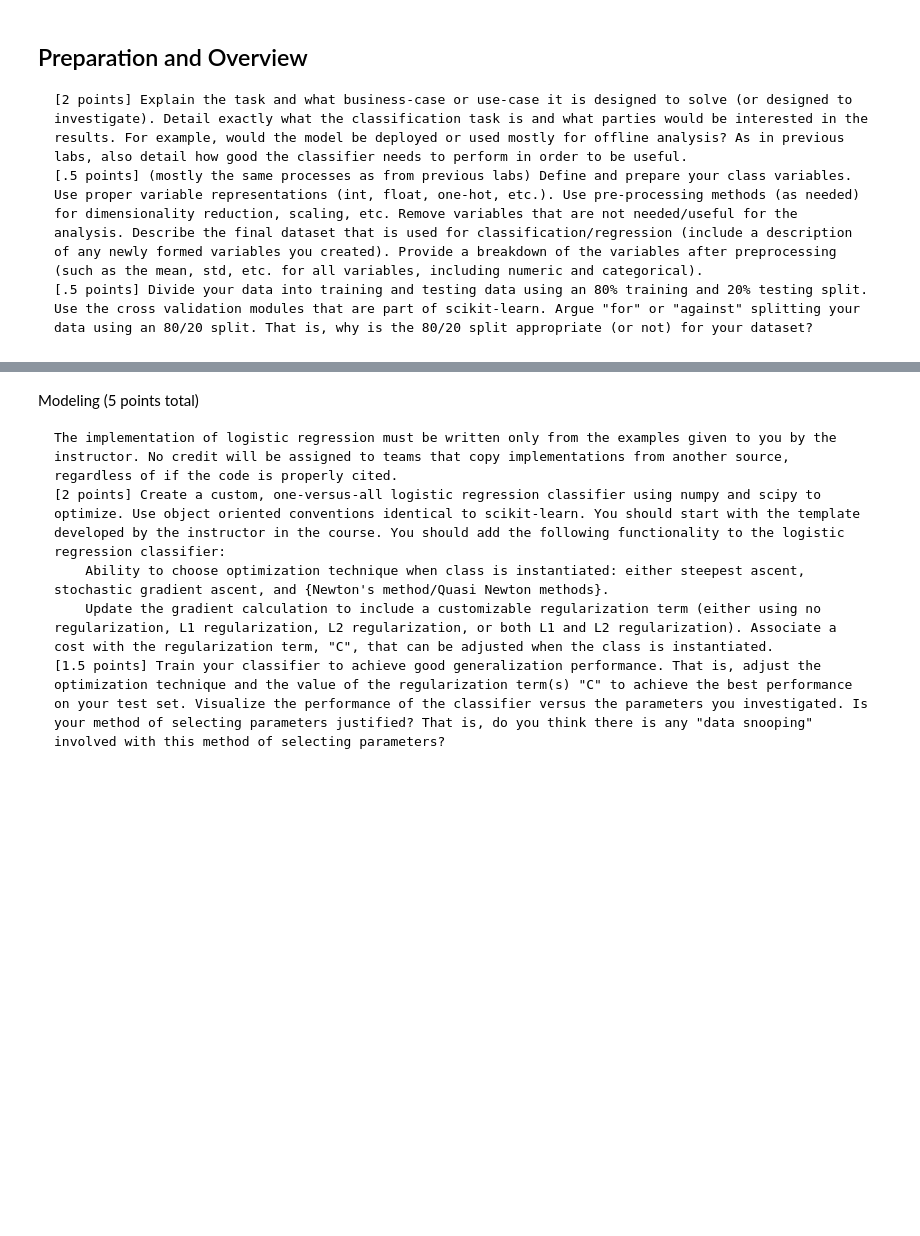
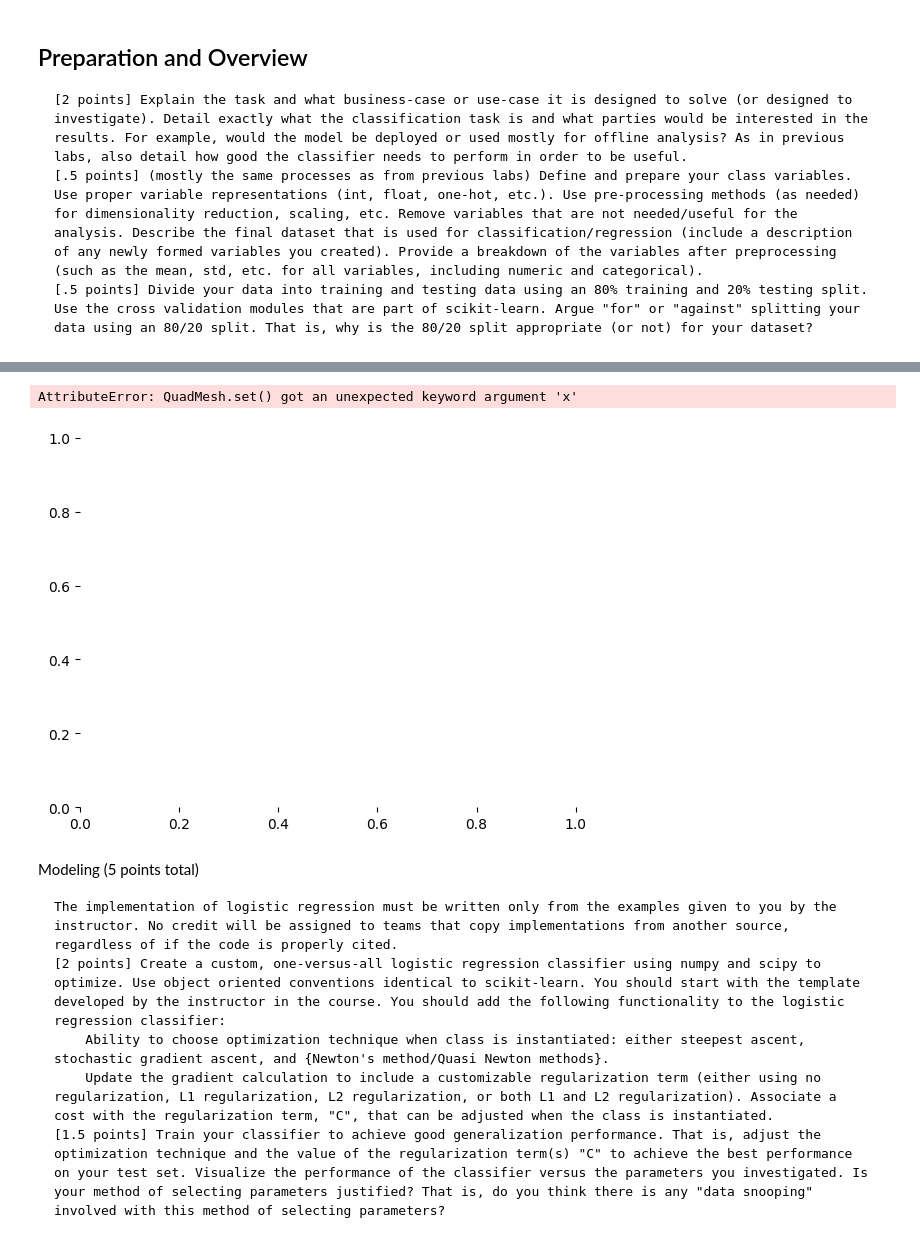
Before and after one commit to RebeccaEKuhlman/Logistic-Regression-Abalone, a Jupyter notebook: LogRegress_Lab3_notebook.ipynb, the cells around one changed output, grey strips where cells are left out. Cells and saved outputs as stored; diff of their text form; code cells hidden in the pictures; blank space fills up the shorter version.

```diff
--- a/LogRegress_Lab3_notebook.ipynb
+++ b/LogRegress_Lab3_notebook.ipynb
@@ -60,3 +98,8 @@ df.describe
+# %%
+sns.heatmap(x = "Husband's occupation", y = "Contraceptive method used", data = df)
+# %% [output]
+AttributeError: QuadMesh.set() got an unexpected keyword argument 'x'
+[figure, added]
 # %% [markdown]
 Modeling (5 points total)
 
```
Also changed, not shown: parts of 7 cells of this notebook.
